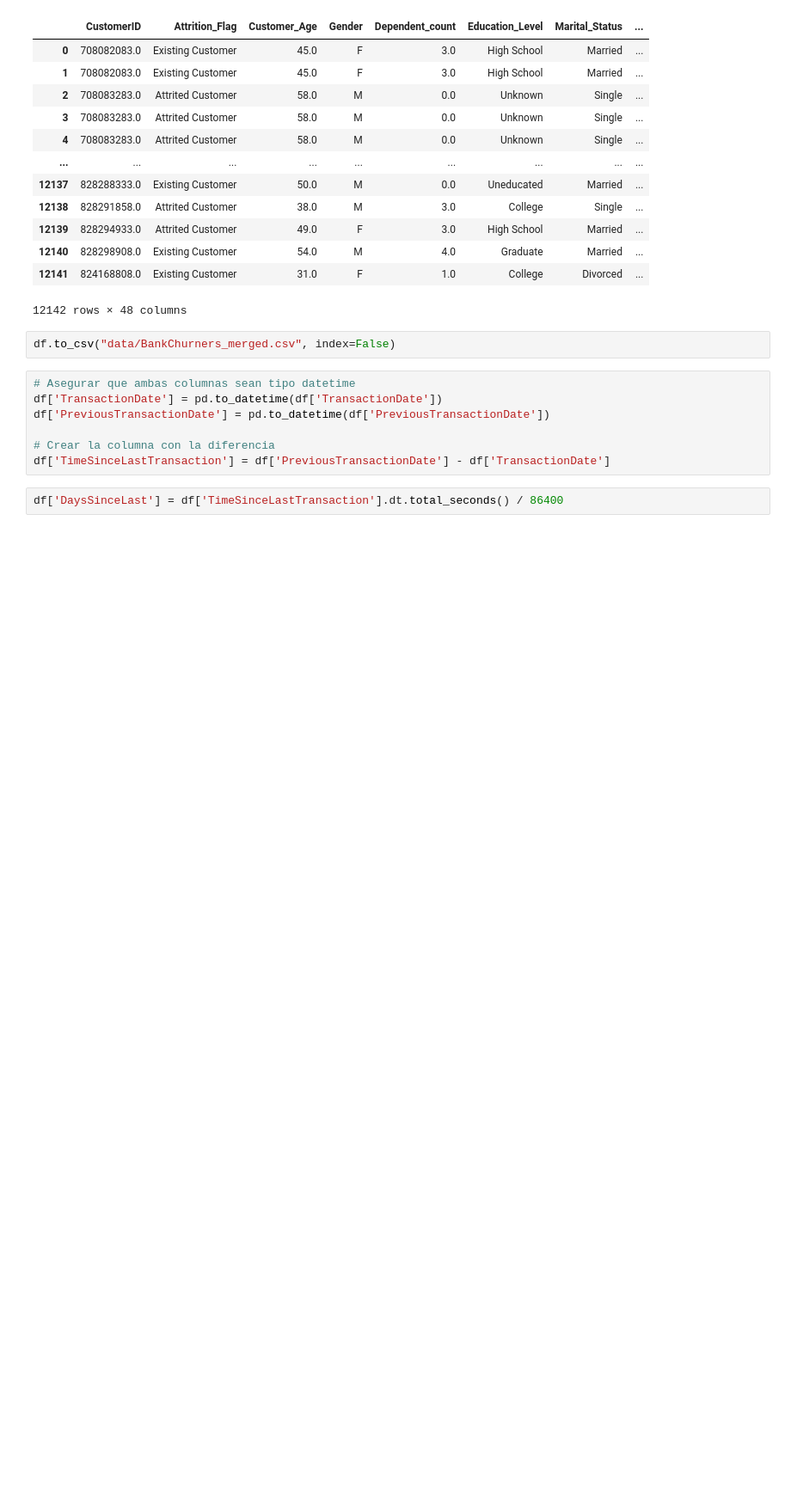
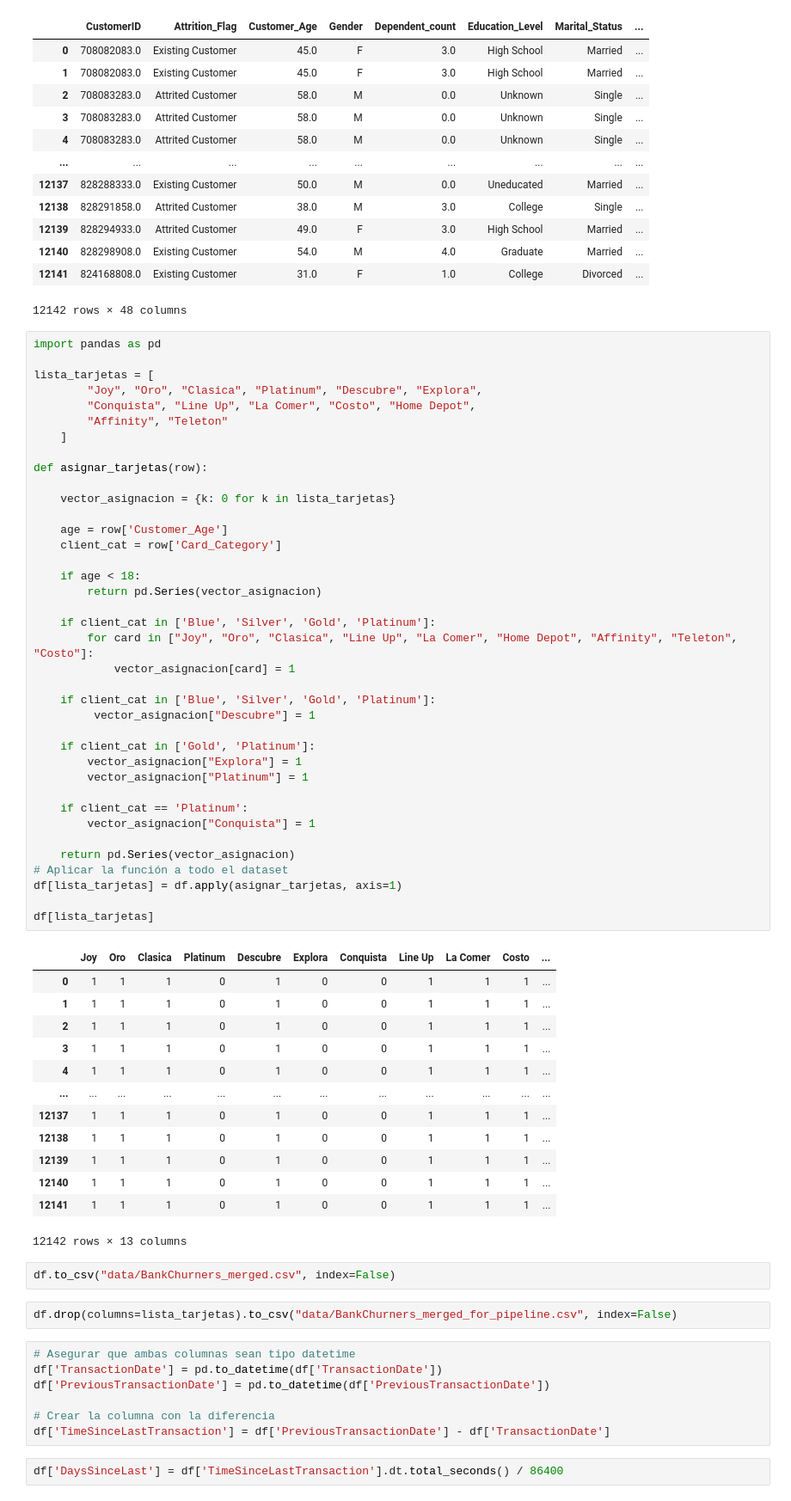
Before and after one commit to arielpincayy/RoboAdvisoryGenAI, a Jupyter notebook: robo_advisory_eda.ipynb, the cells around one changed output. Shown at 86% size. Saved outputs shown, nothing was run; the diff lists cells and outputs as text; blank space fills up the shorter version.

```diff
--- a/robo_advisory_eda.ipynb
+++ b/robo_advisory_eda.ipynb
@@ -72,8 +72,62 @@ df
 | 12140 | 828298908.0 | Existing Customer | 54.0 | M | 4.0 | Graduate | Married | ... |
 | 12141 | 824168808.0 | Existing Customer | 31.0 | F | 1.0 | College | Divorced | ... |
 12142 rows × 48 columns
+# %%
+import pandas as pd
+
+lista_tarjetas = [
+        "Joy", "Oro", "Clasica", "Platinum", "Descubre", "Explora",
+        "Conquista", "Line Up", "La Comer", "Costo", "Home Depot",
+        "Affinity", "Teleton"
+    ]
+
+def asignar_tarjetas(row):
+
+    vector_asignacion = {k: 0 for k in lista_tarjetas}
+
+    age = row['Customer_Age']
+    client_cat = row['Card_Category']
+
+    if age < 18:
+        return pd.Series(vector_asignacion)
+
+    if client_cat in ['Blue', 'Silver', 'Gold', 'Platinum']:
+        for card in ["Joy", "Oro", "Clasica", "Line Up", "La Comer", "Home Depot", "Affinity", "Teleton", "Costo"]:
+            vector_asignacion[card] = 1
+
+    if client_cat in ['Blue', 'Silver', 'Gold', 'Platinum']:
+         vector_asignacion["Descubre"] = 1
+
+    if client_cat in ['Gold', 'Platinum']:
+        vector_asignacion["Explora"] = 1
+        vector_asignacion["Platinum"] = 1
+
+    if client_cat == 'Platinum':
+        vector_asignacion["Conquista"] = 1
+
+    return pd.Series(vector_asignacion)
+# Aplicar la función a todo el dataset
+df[lista_tarjetas] = df.apply(asignar_tarjetas, axis=1)
+
+df[lista_tarjetas]
+# %% [output]
+|  | Joy | Oro | Clasica | Platinum | Descubre | Explora | Conquista | Line Up | La Comer | Costo | ... |
+| 0 | 1 | 1 | 1 | 0 | 1 | 0 | 0 | 1 | 1 | 1 | ... |
+| 1 | 1 | 1 | 1 | 0 | 1 | 0 | 0 | 1 | 1 | 1 | ... |
+| 2 | 1 | 1 | 1 | 0 | 1 | 0 | 0 | 1 | 1 | 1 | ... |
+| 3 | 1 | 1 | 1 | 0 | 1 | 0 | 0 | 1 | 1 | 1 | ... |
+| 4 | 1 | 1 | 1 | 0 | 1 | 0 | 0 | 1 | 1 | 1 | ... |
+| ... | ... | ... | ... | ... | ... | ... | ... | ... | ... | ... | ... |
+| 12137 | 1 | 1 | 1 | 0 | 1 | 0 | 0 | 1 | 1 | 1 | ... |
+| 12138 | 1 | 1 | 1 | 0 | 1 | 0 | 0 | 1 | 1 | 1 | ... |
+| 12139 | 1 | 1 | 1 | 0 | 1 | 0 | 0 | 1 | 1 | 1 | ... |
+| 12140 | 1 | 1 | 1 | 0 | 1 | 0 | 0 | 1 | 1 | 1 | ... |
+| 12141 | 1 | 1 | 1 | 0 | 1 | 0 | 0 | 1 | 1 | 1 | ... |
+12142 rows × 13 columns
 # %%
 df.to_csv("data/BankChurners_merged.csv", index=False)
+# %%
+df.drop(columns=lista_tarjetas).to_csv("data/BankChurners_merged_for_pipeline.csv", index=False)
 # %%
 # Asegurar que ambas columnas sean tipo datetime
 df['TransactionDate'] = pd.to_datetime(df['TransactionDate'])
```
Also changed, not shown: parts of 18 cells of this notebook, 7 other files.
